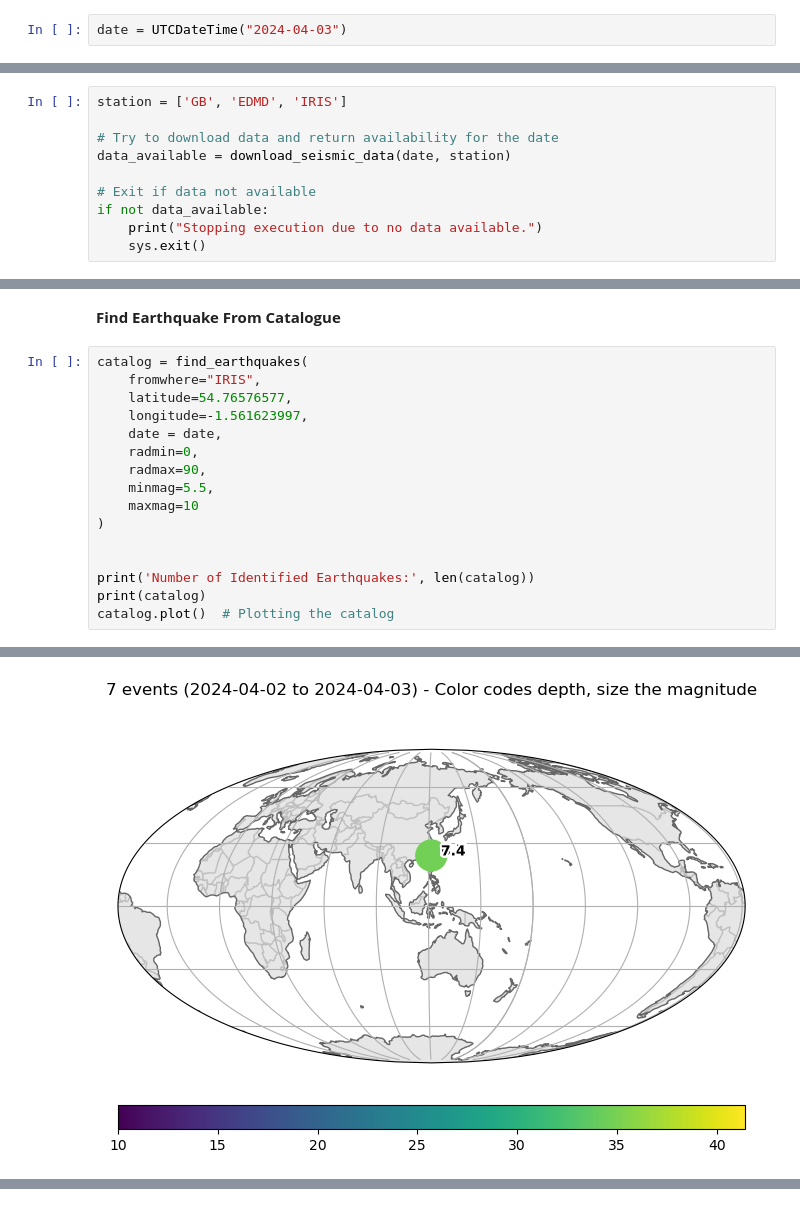
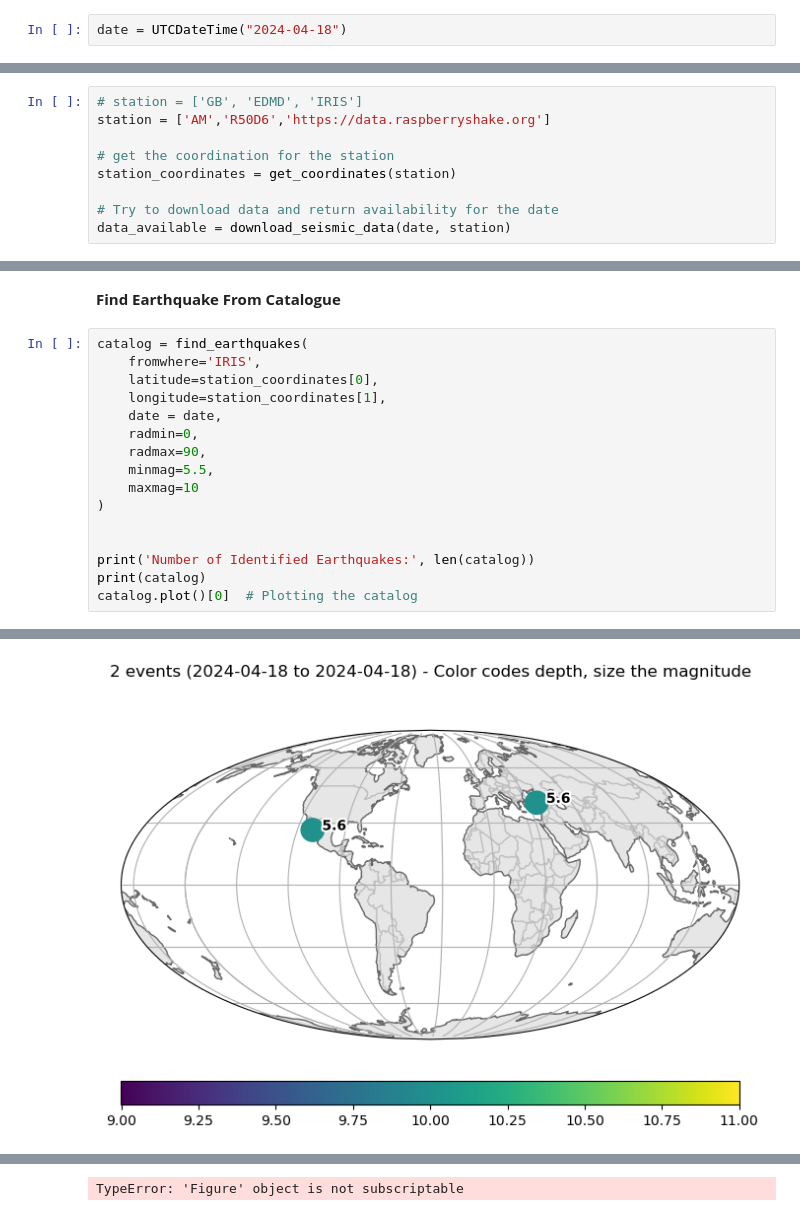
Before and after one commit to QingyuanZhangTony/Earthquake-Identification-And-Notification, a Jupyter notebook: interactiveMain.ipynb, the cells around one changed output, grey strips where cells are left out. Drawn from its saved outputs; the diff is of its cells as text.

```diff
--- a/interactiveMain.ipynb
+++ b/interactiveMain.ipynb
@@ -12,15 +13,14 @@ from CataloguedEvents import find_earthquakes
 # %%
-date = UTCDateTime("2024-04-03")
+date = UTCDateTime("2024-04-18")
 # %% [markdown]
 **Choosing Station And Download**
 # %%
-station = ['GB', 'EDMD', 'IRIS']
+# station = ['GB', 'EDMD', 'IRIS']
+station = ['AM','R50D6','https://data.raspberryshake.org']
+
+# get the coordination for the station
+station_coordinates = get_coordinates(station)
 
 # Try to download data and return availability for the date
 data_available = download_seismic_data(date, station)
-
-# Exit if data not available
-if not data_available:
-    print("Stopping execution due to no data available.")
-    sys.exit()
 # %% [output]
@@ -76,9 +73,9 @@ Detected earthquake from 2024-04-03T23:46:10.690000Z to 2024-04-03T23:46:13.9300
 **Find Earthquake From Catalogue**
 # %%
 catalog = find_earthquakes(
-    fromwhere="IRIS",
-    latitude=54.76576577,
-    longitude=-1.561623997,
+    fromwhere='IRIS',
+    latitude=station_coordinates[0],
+    longitude=station_coordinates[1],
     date = date,
     radmin=0,
     radmax=90,
@@ -89,5 +86,5 @@ catalog = find_earthquakes(
 
 print('Number of Identified Earthquakes:', len(catalog))
 print(catalog)
-catalog.plot()  # Plotting the catalog
+catalog.plot()[0]  # Plotting the catalog
 # %% [output]
@@ -103 +95 @@ Number of Identified Earthquakes: 7
-[figure, old version]
+[figure, new version]
@@ -104,0 +96 @@ Number of Identified Earthquakes: 7
+TypeError: 'Figure' object is not subscriptable
```
Also changed, not shown: parts of 7 cells of this notebook, 3 other files.
